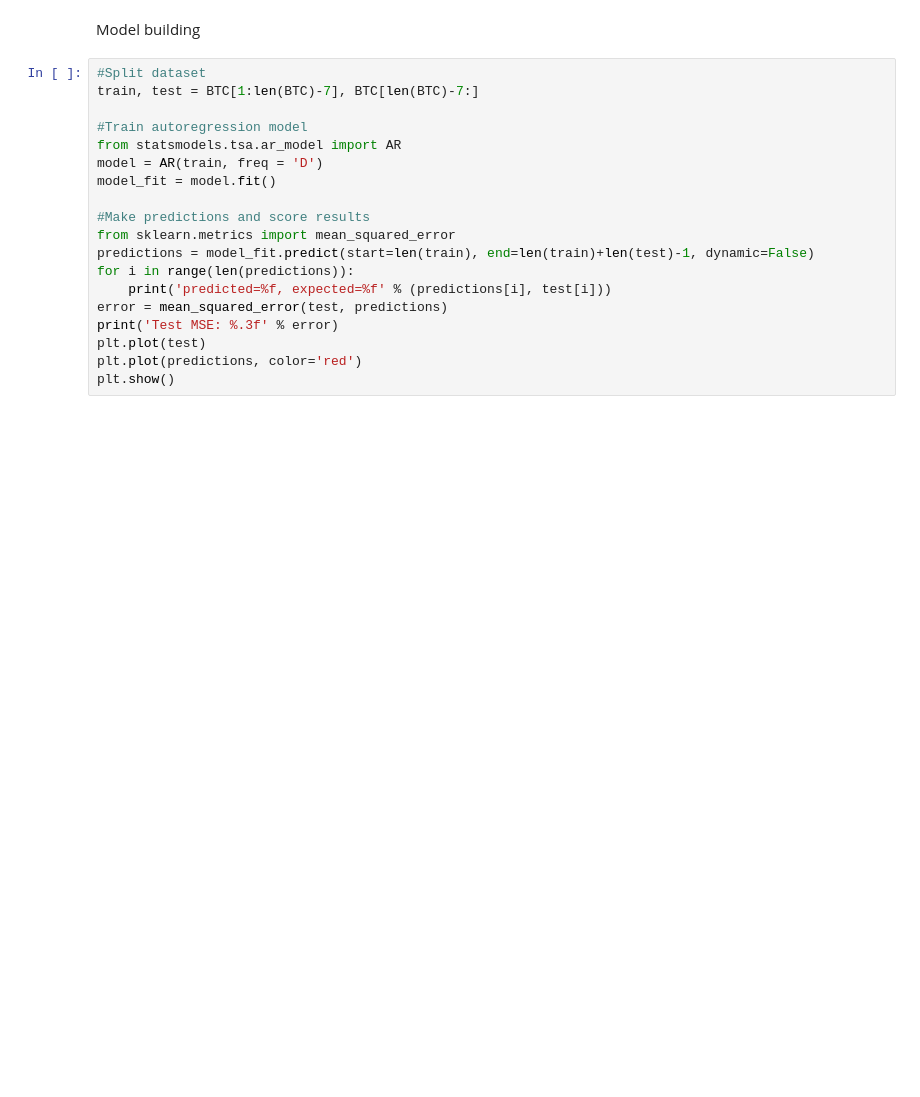
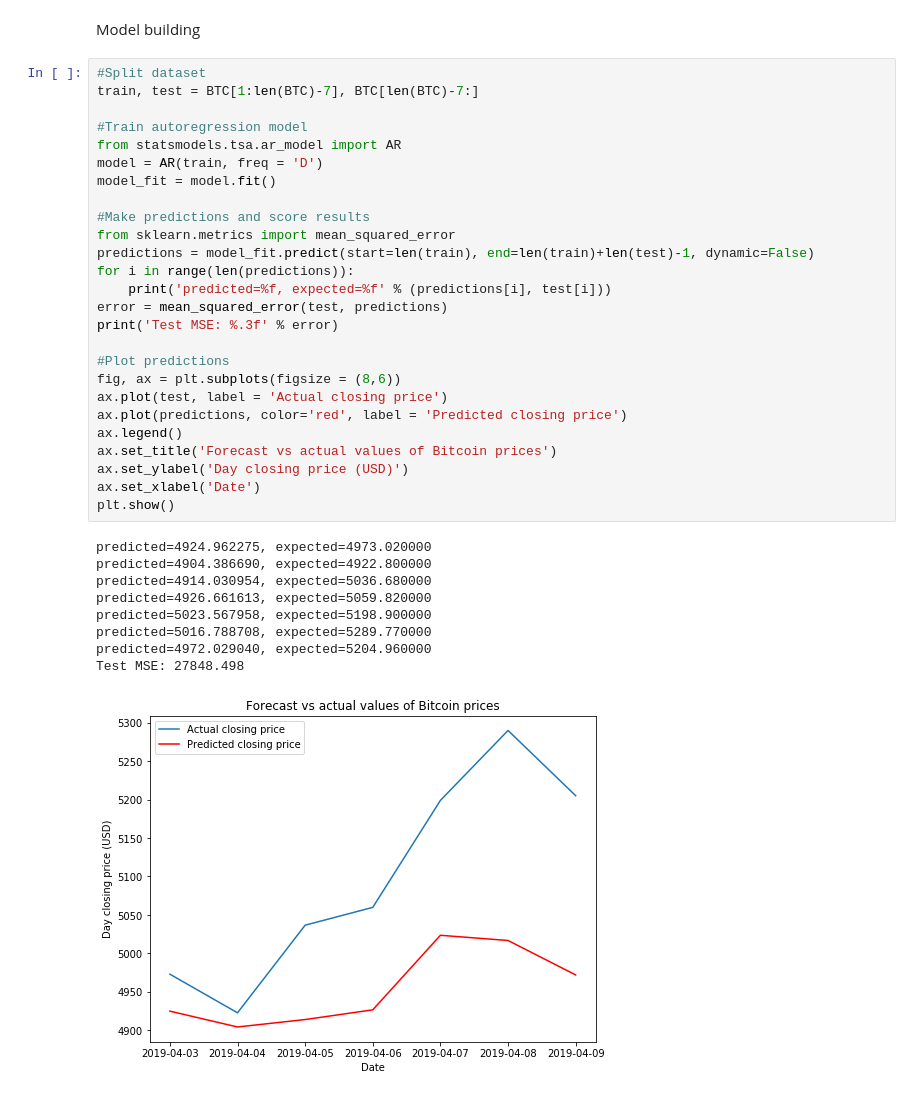
Before and after one commit to alexgoldsmith/coinbot, a Jupyter notebook: crypto_notebook.ipynb, the cells around one changed output. Cells and saved outputs as stored; diff of their text form; blank space fills up the shorter version.

```diff
--- a/crypto_notebook.ipynb
+++ b/crypto_notebook.ipynb
@@ -101,22 +156,39 @@ Model building
 # %%
 #Split dataset
 train, test = BTC[1:len(BTC)-7], BTC[len(BTC)-7:]
 
 #Train autoregression model
 from statsmodels.tsa.ar_model import AR
 model = AR(train, freq = 'D')
 model_fit = model.fit()
 
 #Make predictions and score results
 from sklearn.metrics import mean_squared_error
 predictions = model_fit.predict(start=len(train), end=len(train)+len(test)-1, dynamic=False)
 for i in range(len(predictions)):
 	print('predicted=%f, expected=%f' % (predictions[i], test[i]))
 error = mean_squared_error(test, predictions)
 print('Test MSE: %.3f' % error)
-plt.plot(test)
-plt.plot(predictions, color='red')
+
+#Plot predictions
+fig, ax = plt.subplots(figsize = (8,6))
+ax.plot(test, label = 'Actual closing price')
+ax.plot(predictions, color='red', label = 'Predicted closing price')
+ax.legend()
+ax.set_title('Forecast vs actual values of Bitcoin prices')
+ax.set_ylabel('Day closing price (USD)')
+ax.set_xlabel('Date')
 plt.show()
+# %% [output]
+predicted=4924.962275, expected=4973.020000
+predicted=4904.386690, expected=4922.800000
+predicted=4914.030954, expected=5036.680000
+predicted=4926.661613, expected=5059.820000
+predicted=5023.567958, expected=5198.900000
+predicted=5016.788708, expected=5289.770000
+predicted=4972.029040, expected=5204.960000
+Test MSE: 27848.498
+[figure, added]
 # %%
 #Split dataset
 train = df_example[:len(df_example.index)-7]
```
Also changed, not shown: parts of 19 cells of this notebook.
